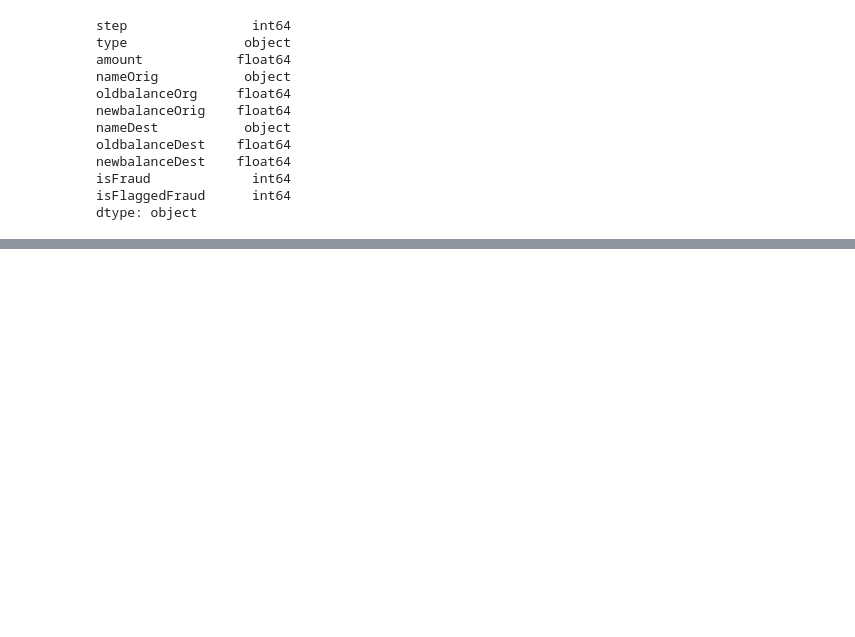
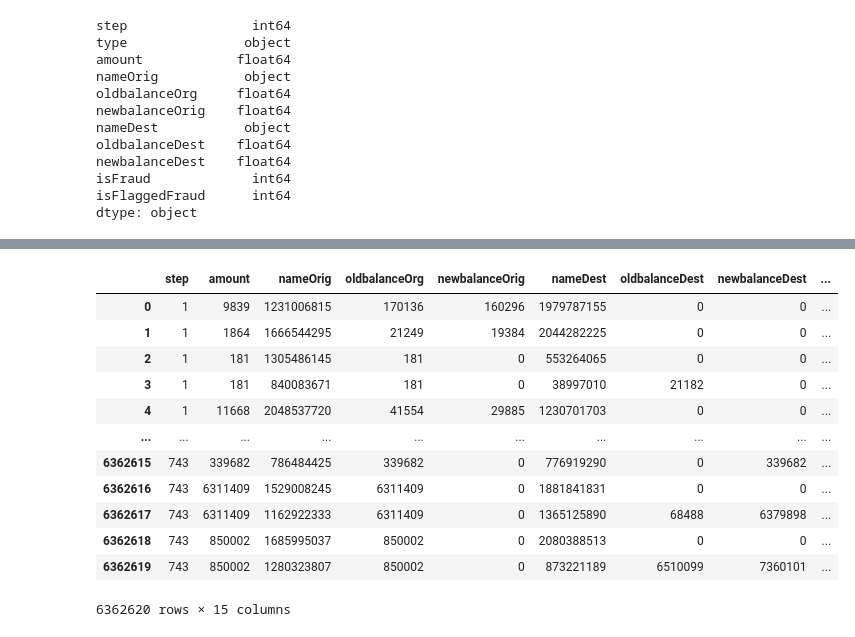
Before and after one commit to SantiagoGonzalezAchaval/aprendizaje_maquina_I, a Jupyter notebook: PrimerTp/TP_Individual.ipynb, the cells around one changed output, grey strips where cells are left out. Drawn from its saved outputs; the diff is of its cells as text; code cells hidden in the pictures; blank space fills up the shorter version.

```diff
--- a/PrimerTp/TP_Individual.ipynb
+++ b/PrimerTp/TP_Individual.ipynb
@@ -56,0 +128,17 @@ dtype: object
+# %%
+df_fraude[['amount', 'oldbalanceOrg', 'newbalanceOrig', 'oldbalanceDest', 'newbalanceDest']] = df_fraude[['amount', 'oldbalanceOrg', 'newbalanceOrig', 'oldbalanceDest', 'newbalanceDest']].astype(int)
+df_fraude
+# %% [output]
+|  | step | amount | nameOrig | oldbalanceOrg | newbalanceOrig | nameDest | oldbalanceDest | newbalanceDest | ... |
+| 0 | 1 | 9839 | 1231006815 | 170136 | 160296 | 1979787155 | 0 | 0 | ... |
+| 1 | 1 | 1864 | 1666544295 | 21249 | 19384 | 2044282225 | 0 | 0 | ... |
+| 2 | 1 | 181 | 1305486145 | 181 | 0 | 553264065 | 0 | 0 | ... |
+| 3 | 1 | 181 | 840083671 | 181 | 0 | 38997010 | 21182 | 0 | ... |
+| 4 | 1 | 11668 | 2048537720 | 41554 | 29885 | 1230701703 | 0 | 0 | ... |
+| ... | ... | ... | ... | ... | ... | ... | ... | ... | ... |
+| 6362615 | 743 | 339682 | 786484425 | 339682 | 0 | 776919290 | 0 | 339682 | ... |
+| 6362616 | 743 | 6311409 | 1529008245 | 6311409 | 0 | 1881841831 | 0 | 0 | ... |
+| 6362617 | 743 | 6311409 | 1162922333 | 6311409 | 0 | 1365125890 | 68488 | 6379898 | ... |
+| 6362618 | 743 | 850002 | 1685995037 | 850002 | 0 | 2080388513 | 0 | 0 | ... |
+| 6362619 | 743 | 850002 | 1280323807 | 850002 | 0 | 873221189 | 6510099 | 7360101 | ... |
+6362620 rows × 15 columns
```
Also changed, not shown: parts of 9 cells of this notebook.
